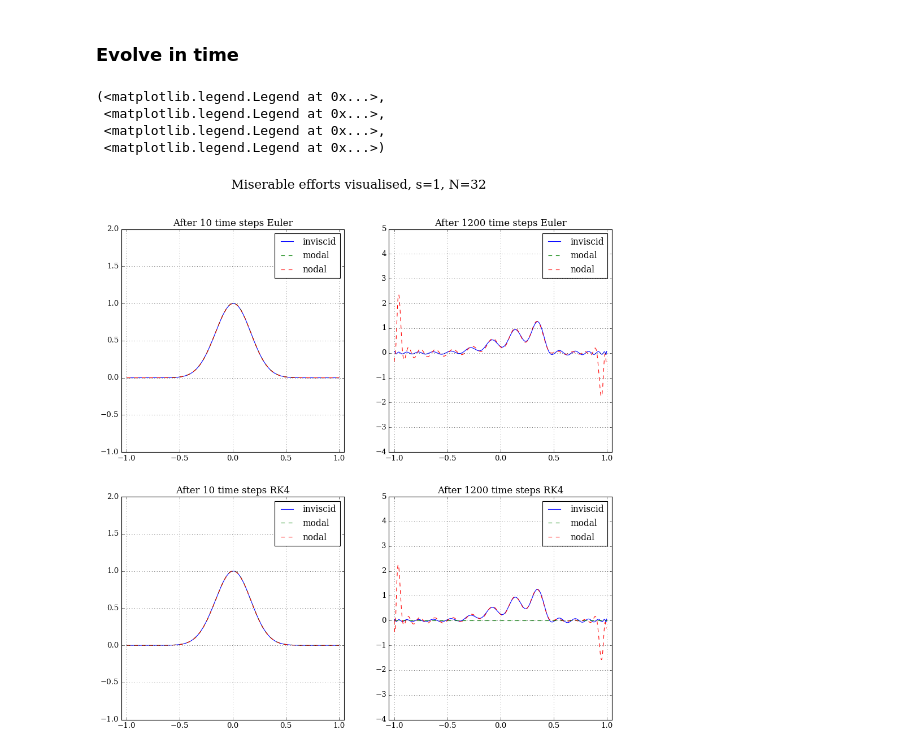
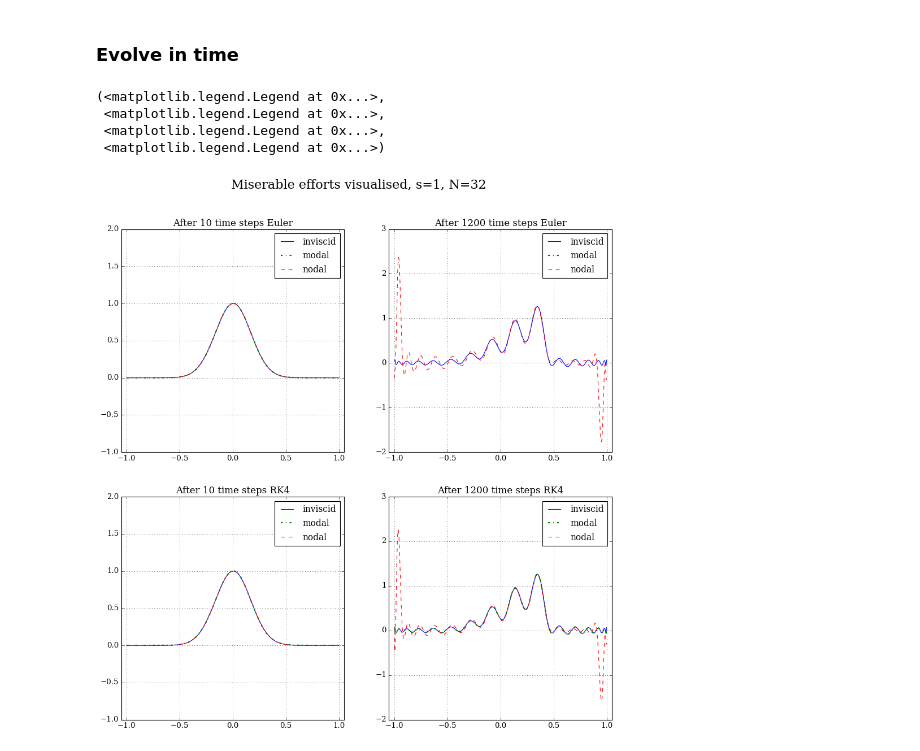
Before and after one commit to Yurlungur/summer_project, a Jupyter notebook: Cheb_Gauss_Lobato/burgers/Burgers_clean.ipynb, the cells around one changed output. Drawn from its saved outputs; the diff is of its cells as text; code cells hidden in the pictures.

```diff
--- a/Cheb_Gauss_Lobato/burgers/Burgers_clean.ipynb
+++ b/Cheb_Gauss_Lobato/burgers/Burgers_clean.ipynb
@@ -189,25 +189,27 @@ for idx, t_n in enumerate(t):
 # %%
 fig, ax = plt.subplots(2,2, figsize=(14,14))
 fig.suptitle('Miserable efforts visualised, s=1, N=32', fontsize=20)
 ax[0,0].set_title('After 10 time steps Euler'), ax[0,1].set_title('After 1200 time steps Euler')
 ax[1,0].set_title('After 10 time steps RK4'), ax[1,1].set_title('After 1200 time steps RK4')
+ax[0,1].set_ylim(-2,3), ax[1,1].set_ylim(-2,3)
 
-ax[0,0].plot(x, euler_inviscidx[10,:], label='inviscid'), ax[0,0].plot(x, euler_modalx[10,:], '--', label='modal'),
+
+ax[0,0].plot(x, euler_inviscidx[10,:], label='inviscid'), ax[0,0].plot(x, euler_modalx[10,:], '-.', lw=2, label='modal'),
 ax[0,0].plot(x, euler_nodalx[10,:], '--', label='nodal')
-ax[0,1].plot(x, euler_inviscidx[1200,:], label='inviscid'), ax[0,1].plot(x, euler_modalx[1200,:], '--', label='modal'),
+ax[0,1].plot(x, euler_inviscidx[1200,:], label='inviscid'), ax[0,1].plot(x, euler_modalx[1200,:], '-.', lw=2, label='modal'),
 ax[0,1].plot(x, euler_nodalx[1200,:], '--',  label='nodal')
-ax[1,0].plot(x, odeint_inviscidx[10,:], label='inviscid'), ax[1,0].plot(x, odeint_modalx[10,:], '--', label='modal'),
+ax[1,0].plot(x, odeint_inviscidx[10,:], label='inviscid'), ax[1,0].plot(x, odeint_modalx[10,:], '-.', lw=2, label='modal'),
 ax[1,0].plot(x, odeint_nodalx[10,:], '--', label='nodal')
-ax[1,1].plot(x, odeint_inviscidx[1200,:], label='inviscid'), ax[1,1].plot(x, odeint_modalx[1200,:], '--', label='modal'),
+ax[1,1].plot(x, odeint_inviscidx[1200,:], label='inviscid'), ax[1,1].plot(x, odeint_modalx[1200,:], '-.', lw=2, label='modal'),
 ax[1,1].plot(x, odeint_nodalx[1200,:], '--', label='nodal')
 ax[0,0].set_xlim(-1.05, 1.05), ax[0,1].set_xlim(-1.05, 1.05), ax[1,0].set_xlim(-1.05, 1.05), ax[1,1].set_xlim(-1.05, 1.05)
 ax[0,0].legend(fontsize=14), ax[0,1].legend(fontsize=14), ax[1,0].legend(fontsize=14), ax[1,1].legend(fontsize=14)
 # %% [output]
 (<matplotlib.legend.Legend at 0x...>,
  <matplotlib.legend.Legend at 0x...>,
  <matplotlib.legend.Legend at 0x...>,
  <matplotlib.legend.Legend at 0x...>)
-[figure, old version]
+[figure, new version]
 # %%
 s2 = 2
 modal_Q2, nodal_Q2, eps_N2 = GetQkEps(N, s2)
```
Also changed, not shown: parts of 1 cell of this notebook.
